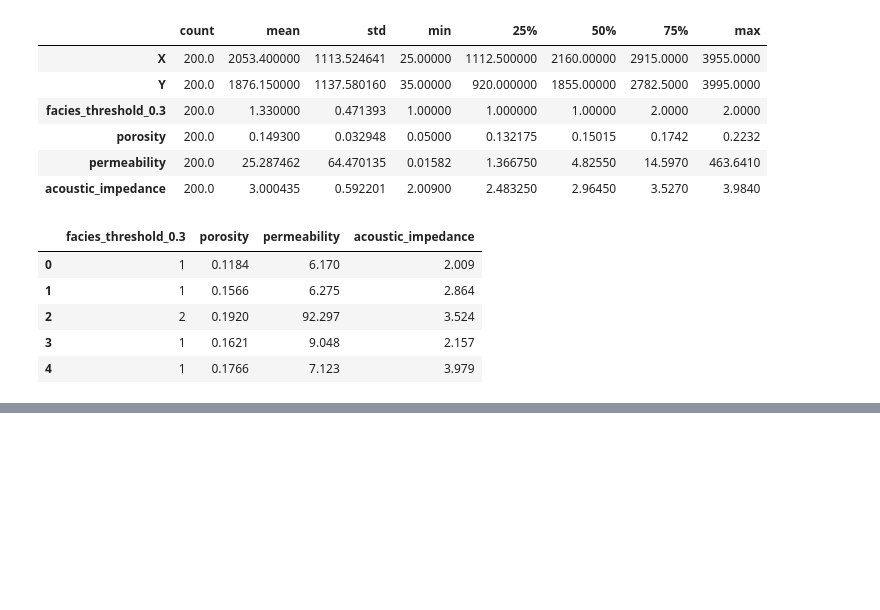
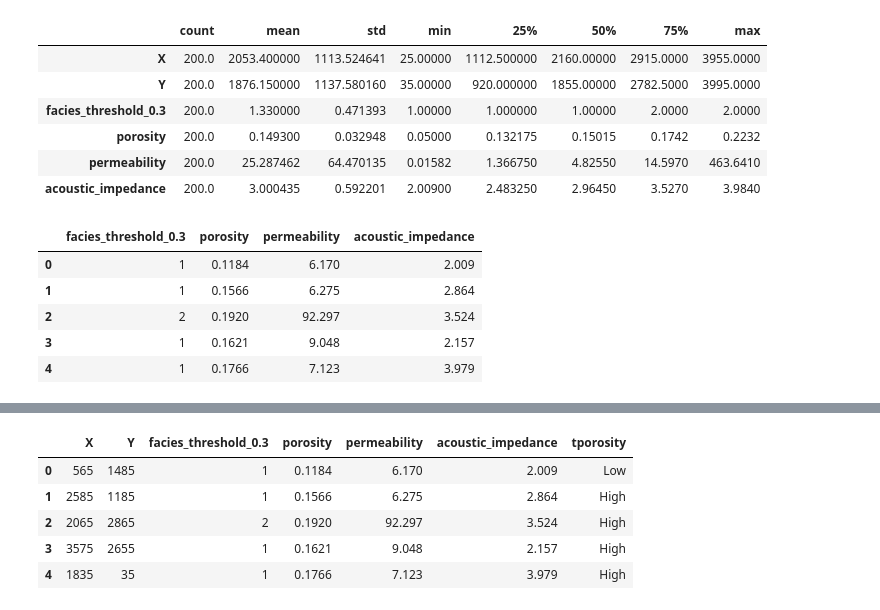
Before and after one commit to dominikjanyga/data-science-notes, a Jupyter notebook: chapter_1_statistics_for_data_science.ipynb, the cells around one changed output, grey strips where cells are left out. Drawn from its saved outputs; the diff is of its cells as text; code cells hidden in the pictures; blank space fills up the shorter version.

```diff
--- a/chapter_1_statistics_for_data_science.ipynb
+++ b/chapter_1_statistics_for_data_science.ipynb
@@ -56,0 +79,3 @@ df_subset
+# %%
+df = df.drop('zeros', axis=1)
+df.head()
@@ -56,0 +89,10 @@ df_subset
+# %%
+df['tporosity'] = np.where(df['porosity'] >= 0.12, 'High', 'Low')
+df.head()
+# %% [output]
+|  | X | Y | facies_threshold_0.3 | porosity | permeability | acoustic_impedance | tporosity |
+| 0 | 565 | 1485 | 1 | 0.1184 | 6.170 | 2.009 | Low |
+| 1 | 2585 | 1185 | 1 | 0.1566 | 6.275 | 2.864 | High |
+| 2 | 2065 | 2865 | 2 | 0.1920 | 92.297 | 3.524 | High |
+| 3 | 3575 | 2655 | 1 | 0.1621 | 9.048 | 2.157 | High |
+| 4 | 1835 | 35 | 1 | 0.1766 | 7.123 | 3.979 | High |
```
Also changed, not shown: parts of 4 cells of this notebook.
